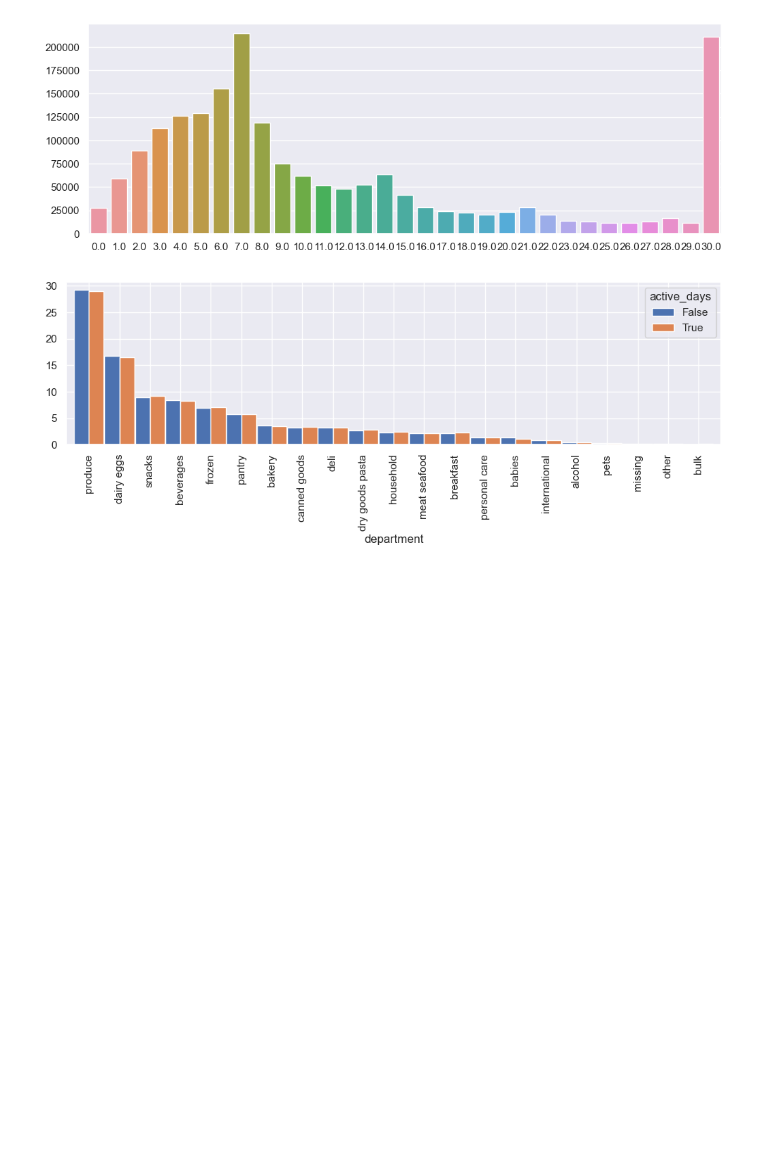
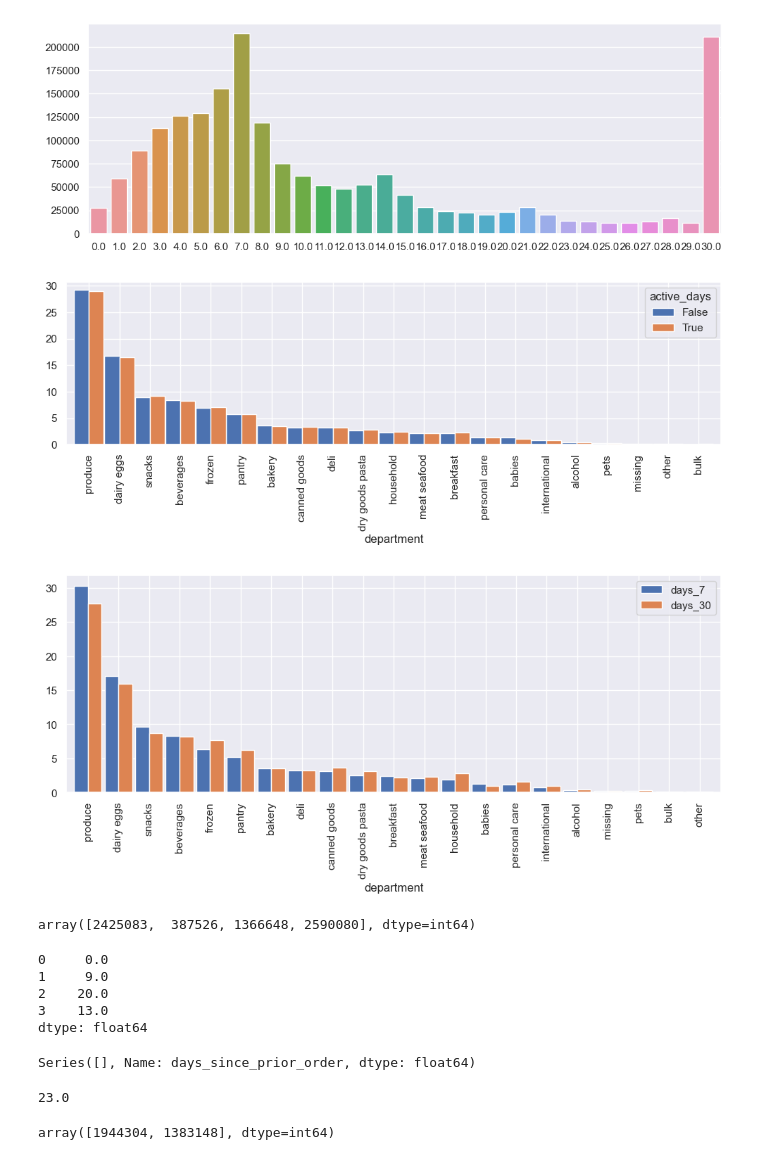
Before and after one commit to Vicalg/-EcommerceDS, a Jupyter notebook: Notebooks/Visualizations.ipynb, the cells around one changed output. Saved outputs shown, nothing was run; the diff lists cells and outputs as text; code cells hidden in the pictures; blank space fills up the shorter version.

```diff
--- a/Notebooks/Visualizations.ipynb
+++ b/Notebooks/Visualizations.ipynb
@@ -81,5 +82,53 @@ _, ax = plt.subplots(figsize=(12,3))
 grouped.sort_values(by=False, ascending=False).plot(kind="bar", width=0.98, ax=ax);
 # %% [output]
 [figure]
+# %%
+df["days_7"] = df["days_since_prior_order"] == 7
+# %%
+df["days_30"] = df["days_since_prior_order"] == 30
+# %%
+grouped_7 = (100*df.groupby(["days_7","department"])["department"].count().get(True)/df.groupby(["days_7","department"])["department"].count().get(True).sum()).sort_values(ascending=False)
+grouped_30 = (100*df.groupby(["days_30","department"])["department"].count().get(True)/df.groupby(["days_30","department"])["department"].count().get(True).sum()).sort_values(ascending=False)
+# %%
+df_730 = pd.DataFrame()
+df_730["days_7"] = grouped_7
+df_730["days_30"] = grouped_30
+# %%
+df_730.plot(kind="bar", width=0.9, figsize=(12,4));
+# %% [output]
+[figure, added]
+# %%
+df[df["user_id"] == 49125]["order_id"].unique()
+# %% [output]
+array([2425083,  387526, 1366648, 2590080], dtype=int64)
 # %%
-sns.barplot()
+df_user = df[df["user_id"] == 49125]
+order_ids = df[df["user_id"] == 49125]["order_id"].unique()
+df_user = df_user.replace(np.nan,0)
+
+pd.Series([df_user[df_user["order_id"] == x]["days_since_prior_order"].iloc[0] for x in order_ids])
+# %% [output]
+0     0.0
+1     9.0
+2    20.0
+3    13.0
+dtype: float64
+# %%
+df_user[df_user["order_id"] == user_id.iloc[0]]["days_since_prior_order"]
+# %% [output]
+Series([], Name: days_since_prior_order, dtype: float64)
+# %%
+user_id = pd.Series(df["user_id"].unique()).sample(1)
+
+df_user = df[df["user_id"] == user_id.values[0]]
+order_ids = df[df["user_id"] == user_id.values[0]]["order_id"].unique()
+df_user = df_user.replace(np.nan,0)
+
+
+list(pd.Series([df_user[df_user["order_id"] == x]["days_since_prior_order"].iloc[0] for x in order_ids]).cumsum())[-1]
+# %% [output]
+23.0
+# %%
+order_ids = df[df["user_id"] == 162867]["order_id"].unique()
+# %% [output]
+array([1944304, 1383148], dtype=int64)
```
Also changed, not shown: parts of 6 cells of this notebook.
